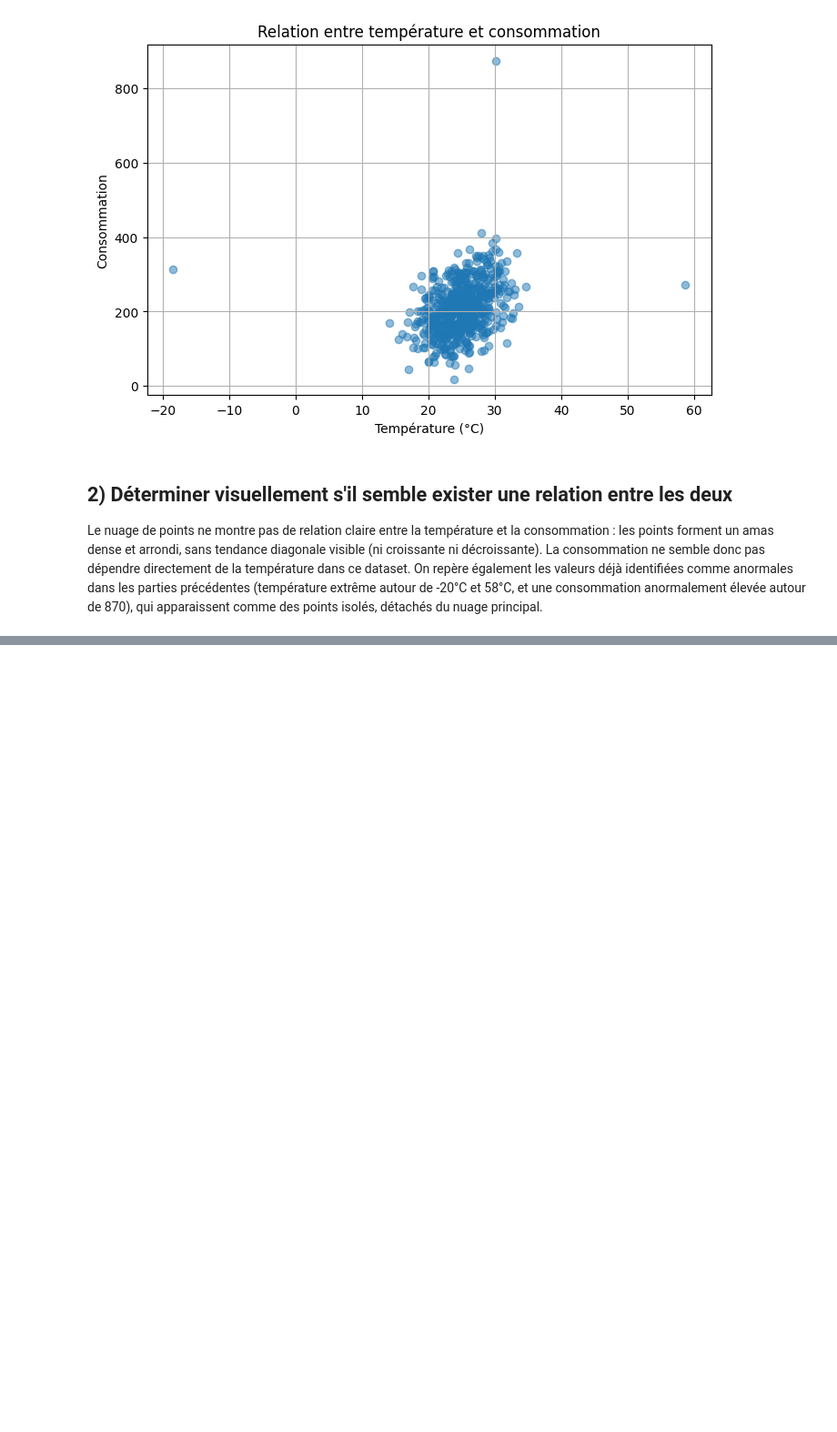
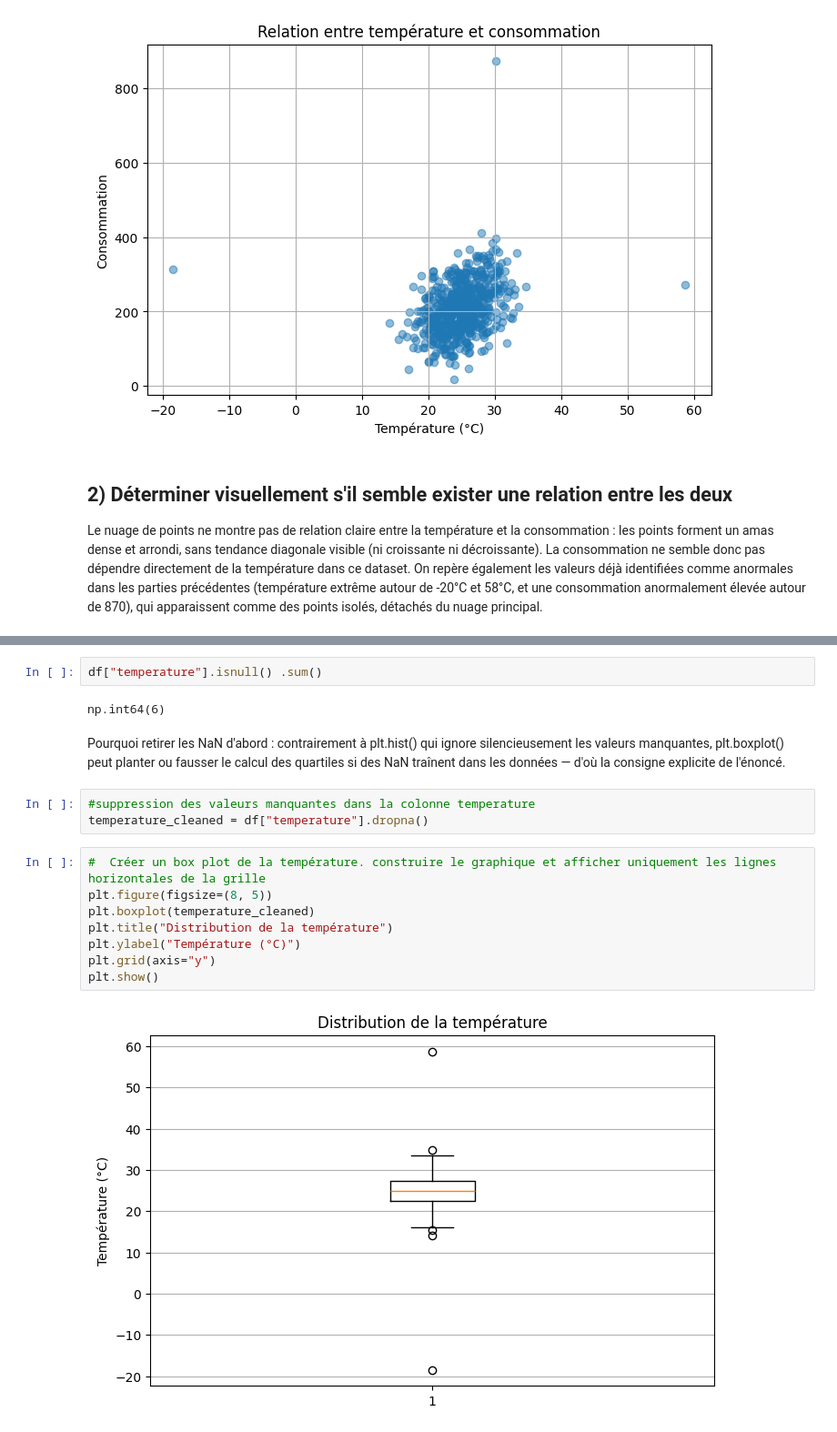
Before and after one commit to Mayra-99/atelier_matplotlib_iot, a Jupyter notebook: notebooks/atelier_matplotlib_iot.ipynb, the cells around one changed output, grey strips where cells are left out. Shown at 91% size. Cells and saved outputs as stored; diff of their text form; blank space fills up the shorter version.

Commit message:
Partie 5 : box plot temperature et consommation

```diff
--- a/notebooks/atelier_matplotlib_iot.ipynb
+++ b/notebooks/atelier_matplotlib_iot.ipynb
@@ -263,0 +277,19 @@ détachés du nuage principal.
+# %%
+df["temperature"].isnull() .sum()
+# %% [output]
+np.int64(6)
+# %% [markdown]
+Pourquoi retirer les NaN d'abord : contrairement à plt.hist() qui ignore silencieusement les valeurs manquantes, plt.boxplot() peut planter ou fausser le calcul des quartiles si des NaN traînent dans les données — d'où la consigne explicite de l'énoncé.
+# %%
+#suppression des valeurs manquantes dans la colonne temperature
+temperature_cleaned = df["temperature"].dropna()
+# %%
+#  Créer un box plot de la température. construire le graphique et afficher uniquement les lignes horizontales de la grille
+plt.figure(figsize=(8, 5))
+plt.boxplot(temperature_cleaned)
+plt.title("Distribution de la température")
+plt.ylabel("Température (°C)")
+plt.grid(axis="y")
+plt.show()
+# %% [output]
+[figure, added]
```
Also changed, not shown: parts of 9 cells of this notebook.
